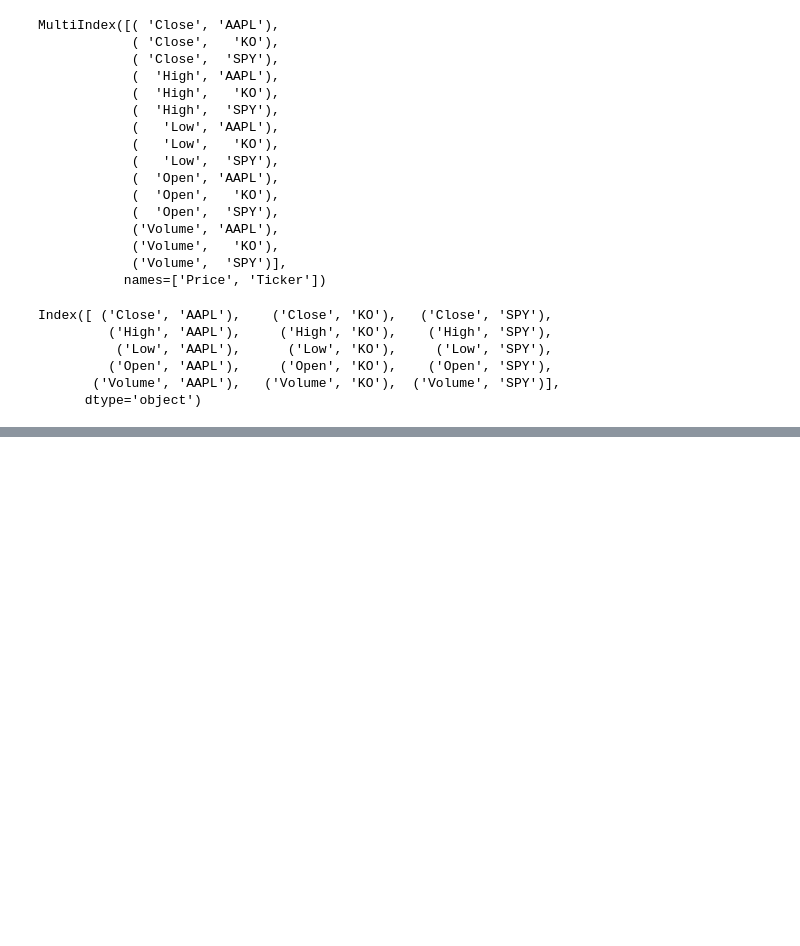
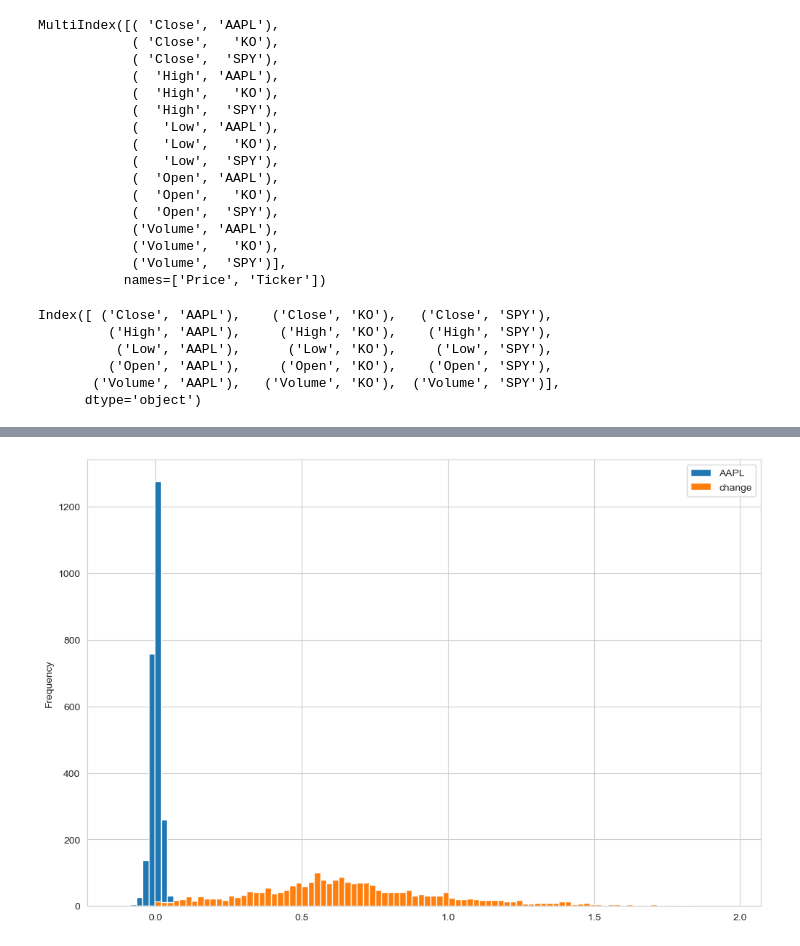
Before and after one commit to collochumba/machine_learning_manafrica, a Jupyter notebook: usd1.ipynb, the cells around one changed output, grey strips where cells are left out. Drawn from its saved outputs; the diff is of its cells as text; code cells hidden in the pictures; blank space fills up the shorter version.

```diff
--- a/usd1.ipynb
+++ b/usd1.ipynb
@@ -501,0 +527,7 @@ aapl
+# %%
+ret['AAPL'] = ret['AAPL'].apply(lambda x: np.log(x+1) if x > 0 else x)
+ret['change'] = ret['change'].apply(lambda x: np.log(abs(x)+1) if x != 0 else x)
+ret.plot(kind="hist", figsize=(12,8), bins=100)
+plt.show()
+# %% [output]
+[figure, added]
```
Also changed, not shown: parts of 30 cells of this notebook, 4 other files.
